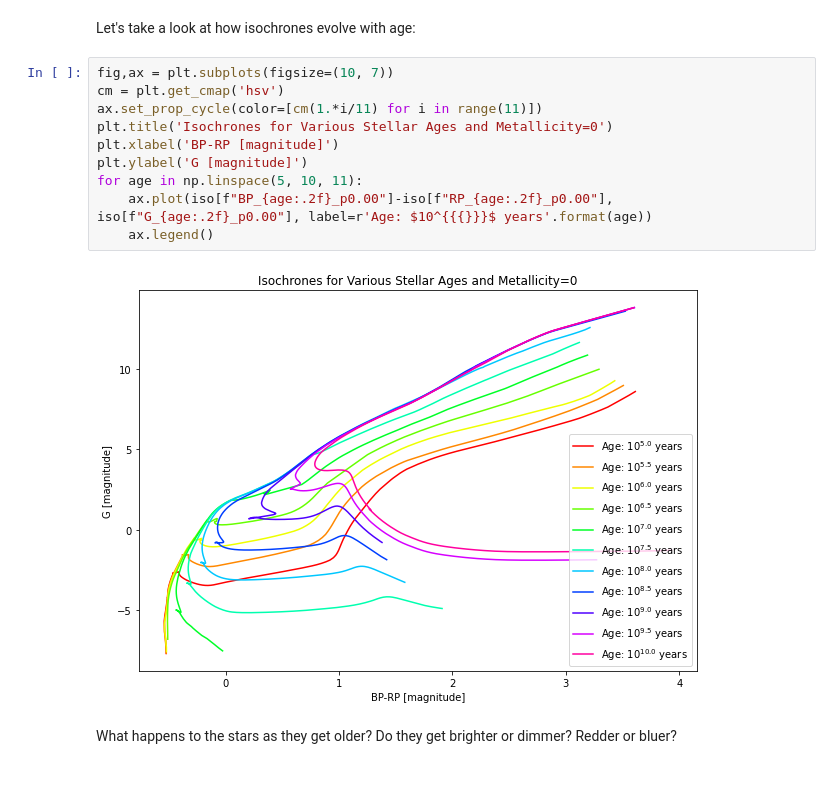
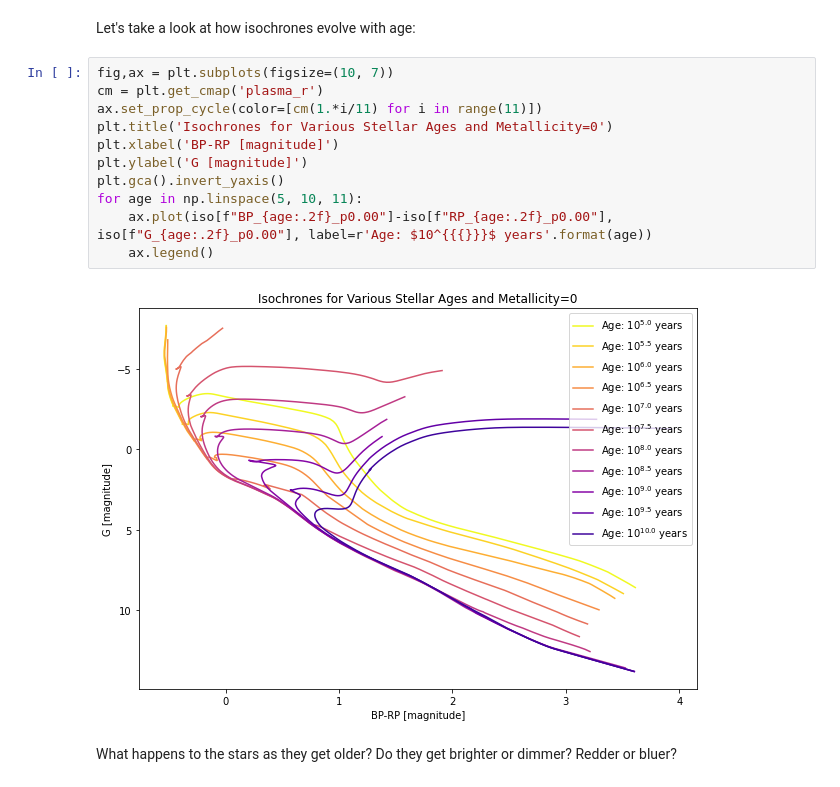
Before and after one commit to bclevine/WISE-2023, a Jupyter notebook: WISE_HR_notebook.ipynb, the cells around one changed output. Cells and saved outputs as stored; diff of their text form.

```diff
--- a/WISE_HR_notebook.ipynb
+++ b/WISE_HR_notebook.ipynb
@@ -59,16 +59,17 @@ The reddest stars will be near the right, and the bluest stars will be near the
 Let's take a look at how isochrones evolve with age:
 # %%
 fig,ax = plt.subplots(figsize=(10, 7))
-cm = plt.get_cmap('hsv')
+cm = plt.get_cmap('plasma_r')
 ax.set_prop_cycle(color=[cm(1.*i/11) for i in range(11)])
 plt.title('Isochrones for Various Stellar Ages and Metallicity=0')
 plt.xlabel('BP-RP [magnitude]')
 plt.ylabel('G [magnitude]')
+plt.gca().invert_yaxis()
 for age in np.linspace(5, 10, 11):
     ax.plot(iso[f"BP_{age:.2f}_p0.00"]-iso[f"RP_{age:.2f}_p0.00"], iso[f"G_{age:.2f}_p0.00"], label=r'Age: $10^{{{}}}$ years'.format(age))
     ax.legend()
 # %% [output]
-[figure, old version]
+[figure, new version]
 # %% [markdown]
 What happens to the stars as they get older? Do they get brighter or dimmer? Redder or bluer?
 # %% [markdown]
```
Also changed, not shown: parts of 1 cell of this notebook.
